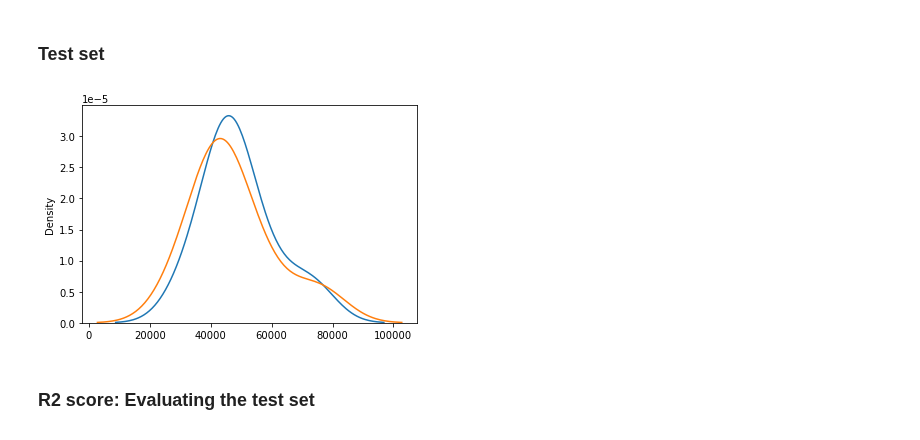
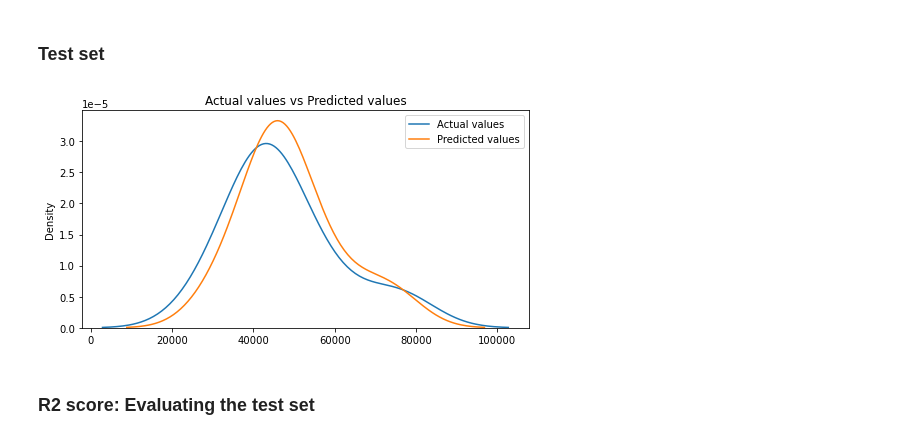
Before and after one commit to Justsecret123/NBA-Players-Stats-analysis, a Jupyter notebook: Prediction model using Points&Rebounds - Linear Regression.ipynb, the cells around one changed output. Cells and saved outputs as stored; diff of their text form; code cells hidden in the pictures.

```diff
--- a/Prediction model using Points&Rebounds - Linear Regression.ipynb
+++ b/Prediction model using Points&Rebounds - Linear Regression.ipynb
@@ -176,14 +179,9 @@ Train set score: 0.8909464659893638
 # %% [markdown]
 <h3> Test set </h3>
-# %%
-plt.figure()
-
-ax1 = sns.kdeplot(Yhat_test)
-ax2 = sns.kdeplot(y_test, ax=ax1)
-
-plt.show()
-# %% [output]
-[figure, removed]
+# %%
+distribution_plot(y_test,Yhat_test)
+# %% [output]
+[figure, added]
 # %% [markdown]
 <h3> R2 score: Evaluating the test set </h3>
 # %%
```
Also changed, not shown: parts of 24 cells of this notebook.
